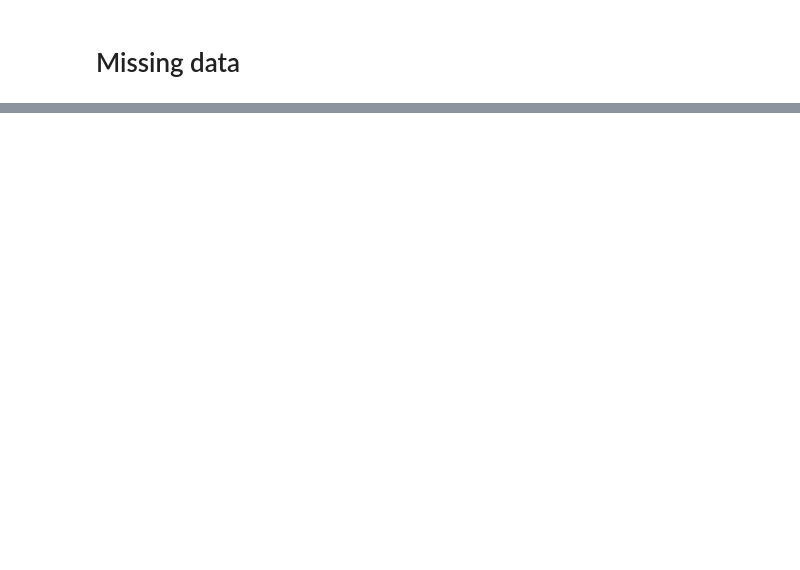
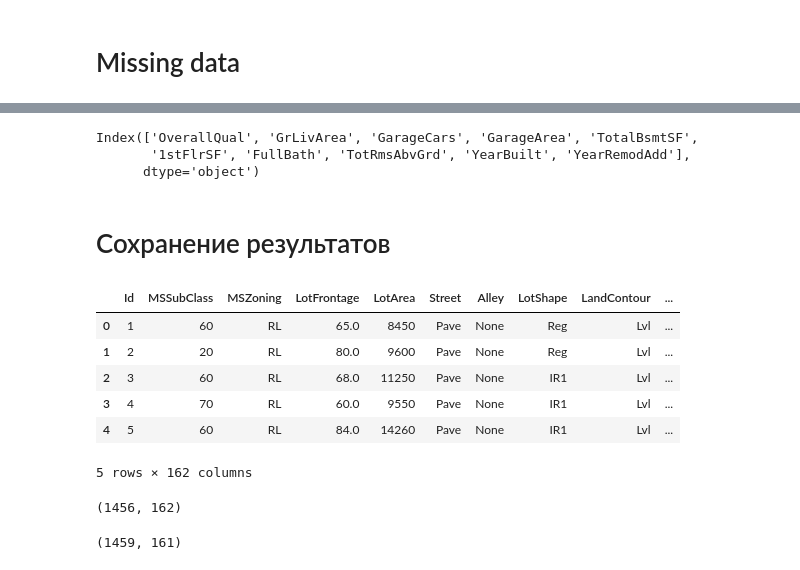
Before and after one commit to mrajart/HousePrices, a Jupyter notebook: 2-Data Cleaning.ipynb, the cells around one changed output, grey strips where cells are left out. Cells and saved outputs as stored; diff of their text form; code cells hidden in the pictures; blank space fills up the shorter version.

```diff
--- a/2-Data Cleaning.ipynb
+++ b/2-Data Cleaning.ipynb
@@ -49,0 +397,3 @@ data.plot.scatter(x=var, y='SalePrice', ylim=(0,800000));
+# %%
+train_transform = simplificationsFeatures(train_transform)
+test_transform = simplificationsFeatures(test_transform)
@@ -49,0 +402,3 @@ data.plot.scatter(x=var, y='SalePrice', ylim=(0,800000));
+# %%
+train_transform = combinationsFeatures(train_transform)
+test_transform = combinationsFeatures(test_transform)
@@ -49,0 +407,6 @@ data.plot.scatter(x=var, y='SalePrice', ylim=(0,800000));
+# %%
+# Find most important features relative to target
+print("Find most important features relative to target")
+corr = train.corr()
+corr.sort_values(["SalePrice"], ascending = False, inplace = True)
+print(corr.SalePrice)
@@ -49,0 +431,29 @@ data.plot.scatter(x=var, y='SalePrice', ylim=(0,800000));
+# %%
+corr.SalePrice[1:11].index
+# %% [output]
+Index(['OverallQual', 'GrLivArea', 'GarageCars', 'GarageArea', 'TotalBsmtSF',
+       '1stFlrSF', 'FullBath', 'TotRmsAbvGrd', 'YearBuilt', 'YearRemodAdd'],
+      dtype='object')
+# %%
+train_transform = polynomialsFeatures(train_transform, corr.SalePrice[1:11].index)
+test_transform = polynomialsFeatures(test_transform, corr.SalePrice[1:11].index)
+# %% [markdown]
+# Сохранение результатов
+# %%
+train_transform.head()
+# %% [output]
+|  | Id | MSSubClass | MSZoning | LotFrontage | LotArea | Street | Alley | LotShape | LandContour | ... |
+| 0 | 1 | 60 | RL | 65.0 | 8450 | Pave | None | Reg | Lvl | ... |
+| 1 | 2 | 20 | RL | 80.0 | 9600 | Pave | None | Reg | Lvl | ... |
+| 2 | 3 | 60 | RL | 68.0 | 11250 | Pave | None | IR1 | Lvl | ... |
+| 3 | 4 | 70 | RL | 60.0 | 9550 | Pave | None | IR1 | Lvl | ... |
+| 4 | 5 | 60 | RL | 84.0 | 14260 | Pave | None | IR1 | Lvl | ... |
+5 rows × 162 columns
+# %%
+train_transform.shape
+# %% [output]
+(1456, 162)
+# %%
+test_transform.shape
+# %% [output]
+(1459, 161)
```
Also changed, not shown: parts of 77 cells of this notebook, 3 other files.
